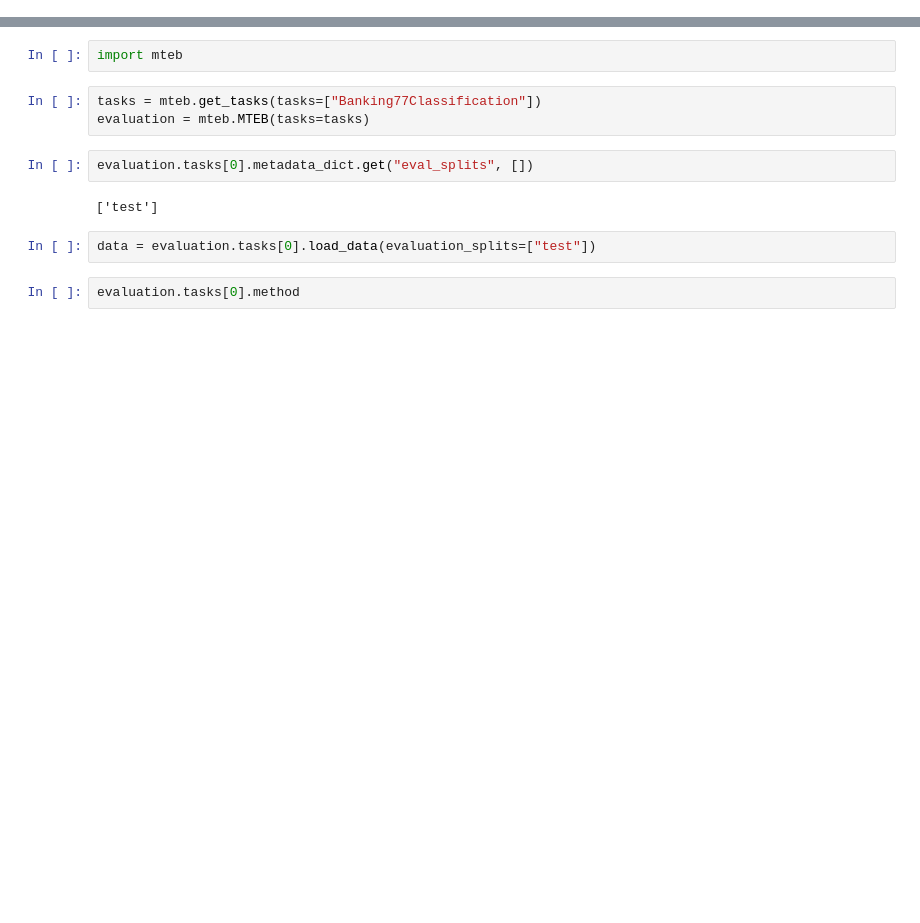
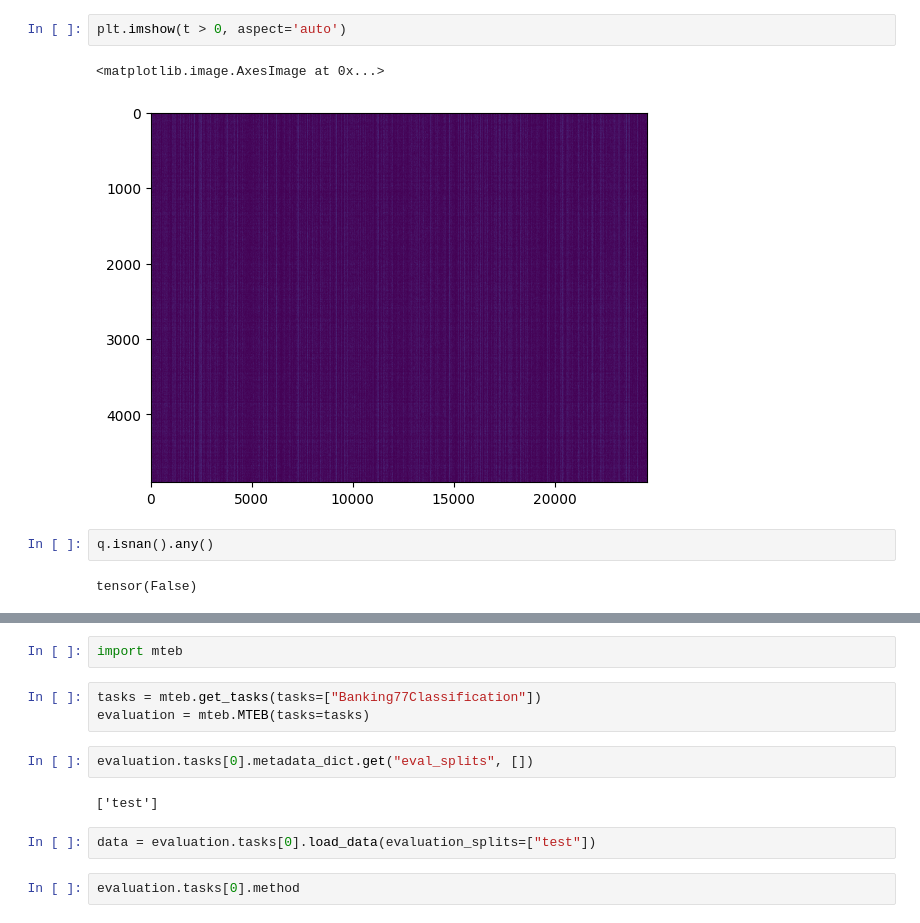
Before and after one commit to Lewington-pitsos/mteb, a Jupyter notebook: pad.ipynb, the cells around one changed output, grey strips where cells are left out. Drawn from its saved outputs; the diff is of its cells as text; blank space fills up the shorter version.

```diff
--- a/pad.ipynb
+++ b/pad.ipynb
@@ -0,0 +44,9 @@
+# %%
+plt.imshow(t > 0, aspect='auto')
+# %% [output]
+<matplotlib.image.AxesImage at 0x...>
+[figure, added]
+# %%
+q.isnan().any()
+# %% [output]
+tensor(False)
```
Also changed, not shown: parts of 9 cells of this notebook, 28 other files.
